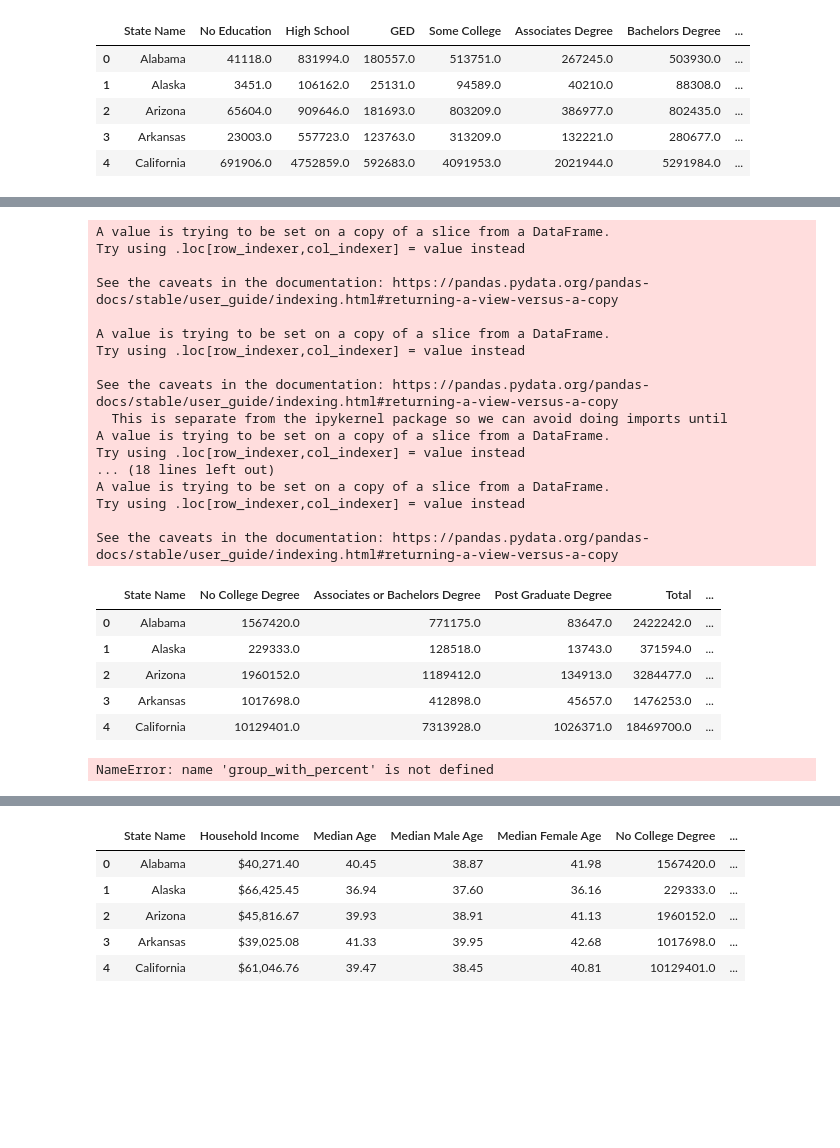
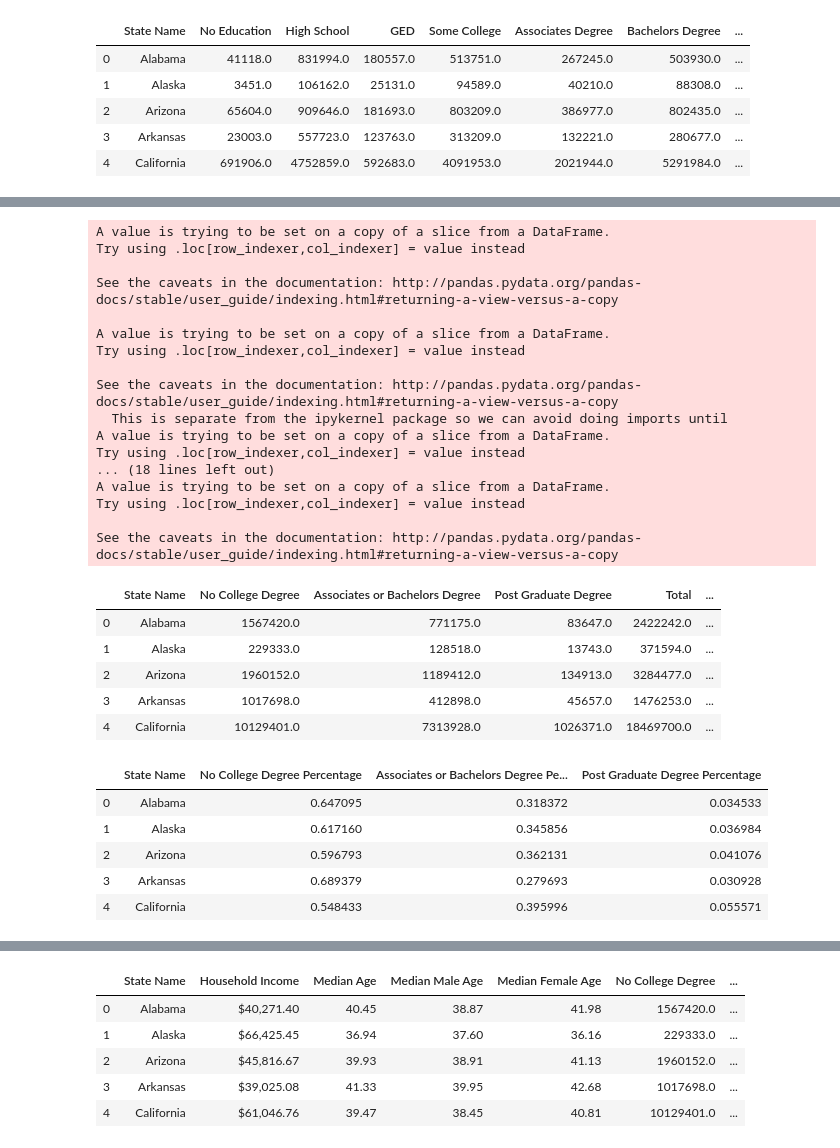
Before and after one commit to jdo4508/Project-1, a Jupyter notebook: ACS API-dataframes.ipynb, the cells around one changed output, grey strips where cells are left out. Saved outputs shown, nothing was run; the diff lists cells and outputs as text; code cells hidden in the pictures; blank space fills up the shorter version.

```diff
--- a/ACS API-dataframes.ipynb
+++ b/ACS API-dataframes.ipynb
@@ -287,26 +309,27 @@ group_education['Total'] = group_education['No College Degree']+group_education[
 group_education['No College Degree Percentage']= group_education['No College Degree']/group_education['Total']
 group_education['Associates or Bachelors Degree Percentage']= group_education['Associates or Bachelors Degree']/group_education['Total']
 group_education['Post Graduate Degree Percentage']= group_education['Post Graduate Degree']/group_education['Total']
-group_education['No College Degree Percentage']= group_education['No College Degree Percentage'].astype(float).map("{:,.2%}".format)
-group_education['Associates or Bachelors Degree Percentage']= group_education['Associates or Bachelors Degree Percentage'].astype(float).map("{:,.2%}".format)
-group_education['Post Graduate Degree Percentage']= group_education['Post Graduate Degree Percentage'].astype(float).map("{:,.2%}".format)
+group_education['No College Degree Percentage']= group_education['No College Degree Percentage'].astype(float)
+group_education['Associates or Bachelors Degree Percentage']= group_education['Associates or Bachelors Degree Percentage'].astype(float)
+group_education['Post Graduate Degree Percentage']= group_education['Post Graduate Degree Percentage'].astype(float)
 
 #define new dataframe
 group_with_percent = group_education[['State Name', 'No College Degree', 'Associates or Bachelors Degree',
                                       'Post Graduate Degree', 'Total', 'No College Degree Percentage',
                                       'Associates or Bachelors Degree Percentage',
                                       'Post Graduate Degree Percentage']]
+
 group_with_percent.head()
 # %% [output]
 A value is trying to be set on a copy of a slice from a DataFrame.
 Try using .loc[row_indexer,col_indexer] = value instead
 
-See the caveats in the documentation: https://pandas.pydata.org/pandas-docs/stable/user_guide/indexing.html#returning-a-view-versus-a-copy
+See the caveats in the documentation: http://pandas.pydata.org/pandas-docs/stable/user_guide/indexing.html#returning-a-view-versus-a-copy
 
 A value is trying to be set on a copy of a slice from a DataFrame.
 Try using .loc[row_indexer,col_indexer] = value instead
 
-See the caveats in the documentation: https://pandas.pydata.org/pandas-docs/stable/user_guide/indexing.html#returning-a-view-versus-a-copy
+See the caveats in the documentation: http://pandas.pydata.org/pandas-docs/stable/user_guide/indexing.html#returning-a-view-versus-a-copy
   This is separate from the ipykernel package so we can avoid doing imports until
 A value is trying to be set on a copy of a slice from a DataFrame.
 Try using .loc[row_indexer,col_indexer] = value instead
@@ -314,7 +337,7 @@ Try using .loc[row_indexer,col_indexer] = value instead
 A value is trying to be set on a copy of a slice from a DataFrame.
 Try using .loc[row_indexer,col_indexer] = value instead
 
-See the caveats in the documentation: https://pandas.pydata.org/pandas-docs/stable/user_guide/indexing.html#returning-a-view-versus-a-copy
+See the caveats in the documentation: http://pandas.pydata.org/pandas-docs/stable/user_guide/indexing.html#returning-a-view-versus-a-copy
 |  | State Name | No College Degree | Associates or Bachelors Degree | Post Graduate Degree | Total | ... |
 | 0 | Alabama | 1567420.0 | 771175.0 | 83647.0 | 2422242.0 | ... |
 | 1 | Alaska | 229333.0 | 128518.0 | 13743.0 | 371594.0 | ... |
@@ -324,12 +347,18 @@ See the caveats in the documentation: https://pandas.pydata.org/pandas-docs/stab
 # %%
 #dataframe for percentages of education
 education_percentages = group_with_percent[['State Name','No College Degree Percentage',
                                             'Associates or Bachelors Degree Percentage',
                                             'Post Graduate Degree Percentage']]
+
+education_percentages.to_csv("cheryl/education_percentages.csv", encoding="utf-8", index=False)
 education_percentages.head()
-education_percentages.to_csv("education_percentages.csv", encoding="utf-8", index=False)
 # %% [output]
-NameError: name 'group_with_percent' is not defined
+|  | State Name | No College Degree Percentage | Associates or Bachelors Degree Pe... | Post Graduate Degree Percentage |
+| 0 | Alabama | 0.647095 | 0.318372 | 0.034533 |
+| 1 | Alaska | 0.617160 | 0.345856 | 0.036984 |
+| 2 | Arizona | 0.596793 | 0.362131 | 0.041076 |
+| 3 | Arkansas | 0.689379 | 0.279693 | 0.030928 |
+| 4 | California | 0.548433 | 0.395996 | 0.055571 |
 # %%
 #pull ethnicity for dataframe work
 ethnicity_data = combined_state[['State Name', "White", "Black or African American",
```
Also changed, not shown: parts of 11 cells of this notebook, 14 other files.
